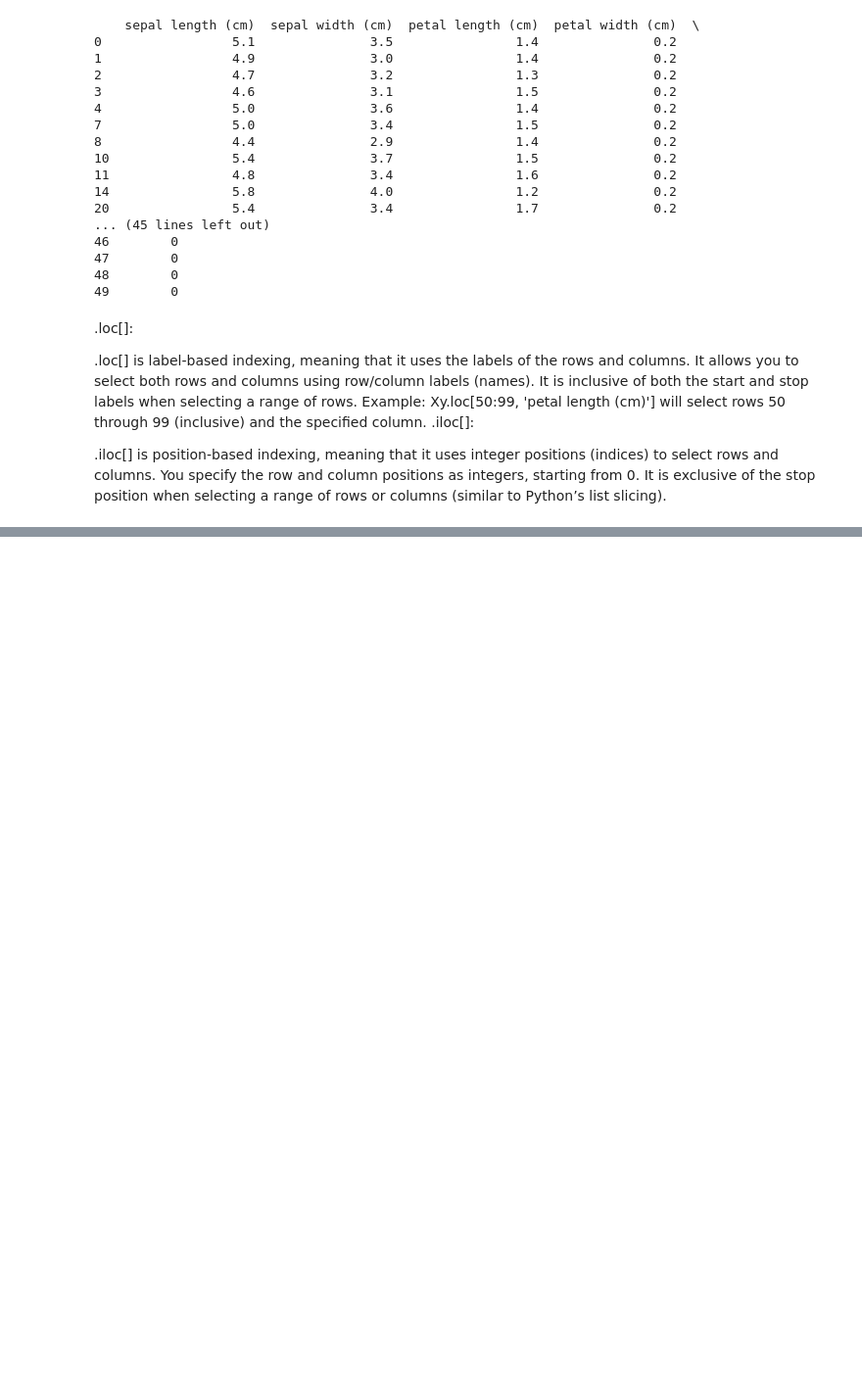
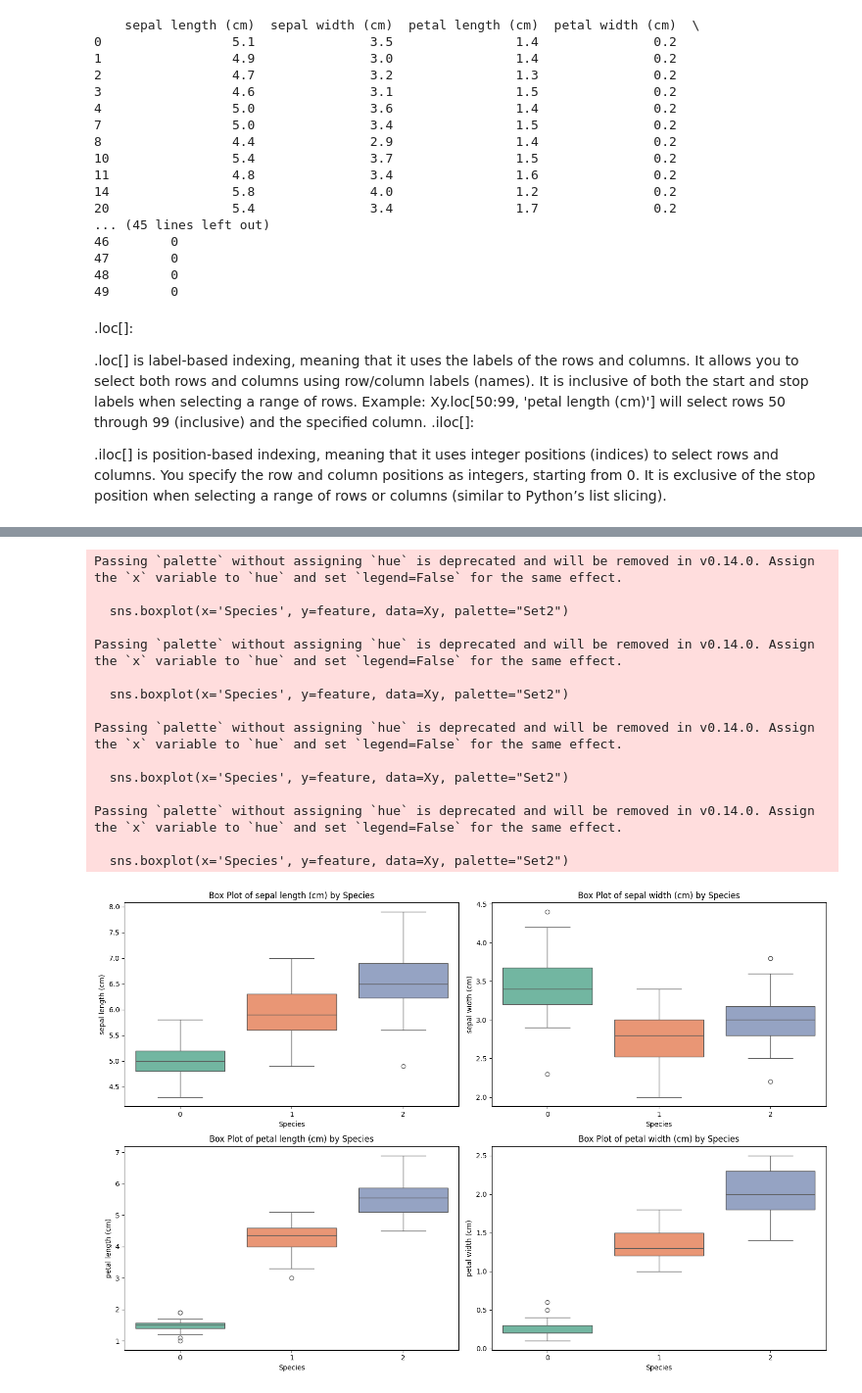
Before and after one commit to kmercy-afk/Iris-data-analysis, a Jupyter notebook: Question 9a.ipynb, the cells around one changed output, grey strips where cells are left out. Shown at 98% size. Cells and saved outputs as stored; diff of their text form; code cells hidden in the pictures; blank space fills up the shorter version.

```diff
--- a/Question 9a.ipynb
+++ b/Question 9a.ipynb
@@ -231,0 +246,16 @@ It is exclusive of the stop position when selecting a range of rows or columns (
+# %%
+import pandas as pd
+from sklearn.datasets import load_iris
+
+# Load the iris dataset
+iris = load_iris()
+
+# Convert to DataFrame
+X = pd.DataFrame(iris.data, columns=iris.feature_names)
+y = pd.DataFrame(iris.target, columns=['Species'])
+
+# Combine X (features) and y (labels) into a single DataFrame
+Xy = pd.concat([X, y], axis=1)
+
+# Check the first few rows of the combined DataFrame
+Xy.head()
@@ -231,0 +269,30 @@ It is exclusive of the stop position when selecting a range of rows or columns (
+# %%
+# Create box plots for each feature (sepal length, sepal width, petal length, petal width)
+features = ['sepal length (cm)', 'sepal width (cm)', 'petal length (cm)', 'petal width (cm)']
+
+plt.figure(figsize=(15, 10))
+
+for i, feature in enumerate(features, 1):
+    plt.subplot(2, 2, i)  # Create subplots in a 2x2 grid
+    sns.boxplot(x='Species', y=feature, data=Xy, palette="Set2")
+    plt.title(f'Box Plot of {feature} by Species')
+
+plt.tight_layout()
+plt.show()
+# %% [output]
+Passing `palette` without assigning `hue` is deprecated and will be removed in v0.14.0. Assign the `x` variable to `hue` and set `legend=False` for the same effect.
+
+  sns.boxplot(x='Species', y=feature, data=Xy, palette="Set2")
+
+Passing `palette` without assigning `hue` is deprecated and will be removed in v0.14.0. Assign the `x` variable to `hue` and set `legend=False` for the same effect.
+
+  sns.boxplot(x='Species', y=feature, data=Xy, palette="Set2")
+
+Passing `palette` without assigning `hue` is deprecated and will be removed in v0.14.0. Assign the `x` variable to `hue` and set `legend=False` for the same effect.
+
+  sns.boxplot(x='Species', y=feature, data=Xy, palette="Set2")
+
+Passing `palette` without assigning `hue` is deprecated and will be removed in v0.14.0. Assign the `x` variable to `hue` and set `legend=False` for the same effect.
+
+  sns.boxplot(x='Species', y=feature, data=Xy, palette="Set2")
+[figure, added]
```
Also changed, not shown: parts of 10 cells of this notebook.
